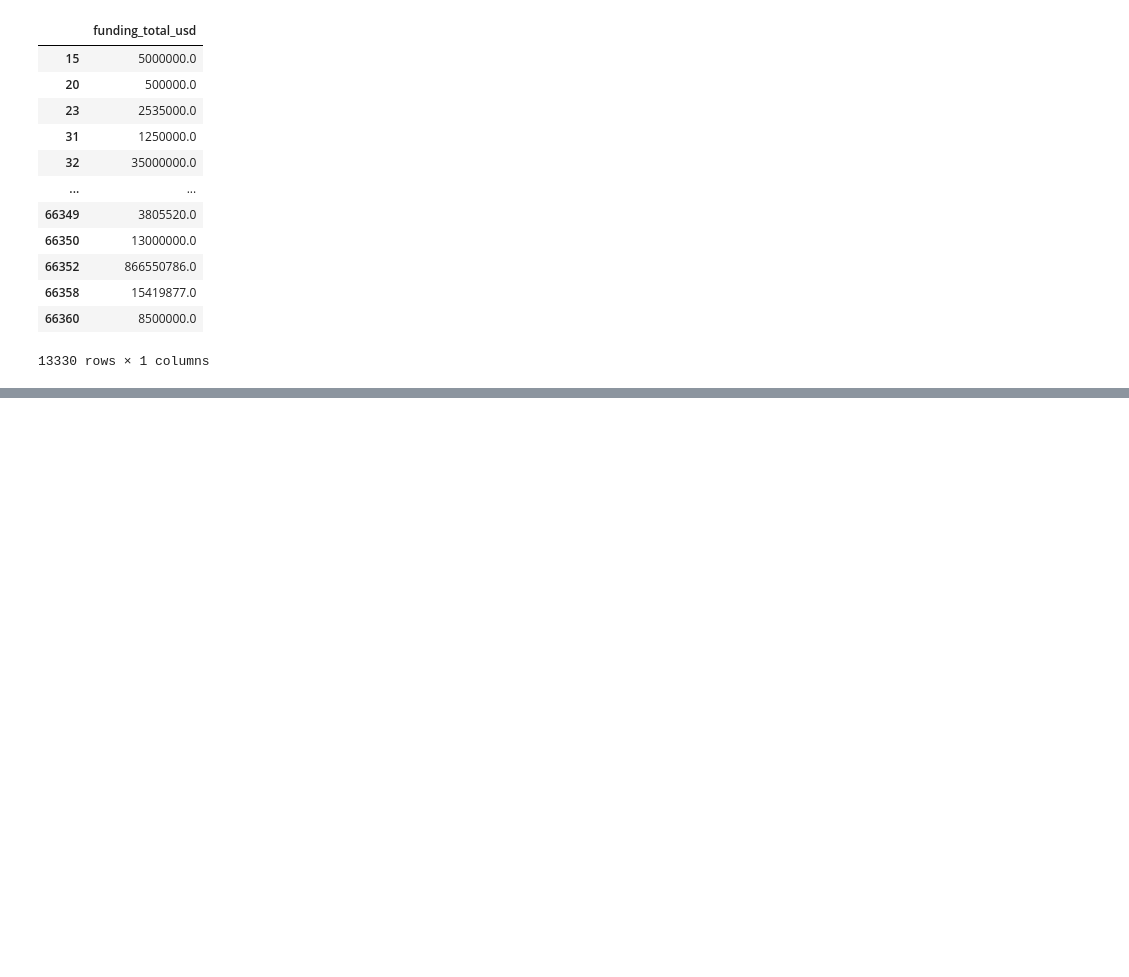
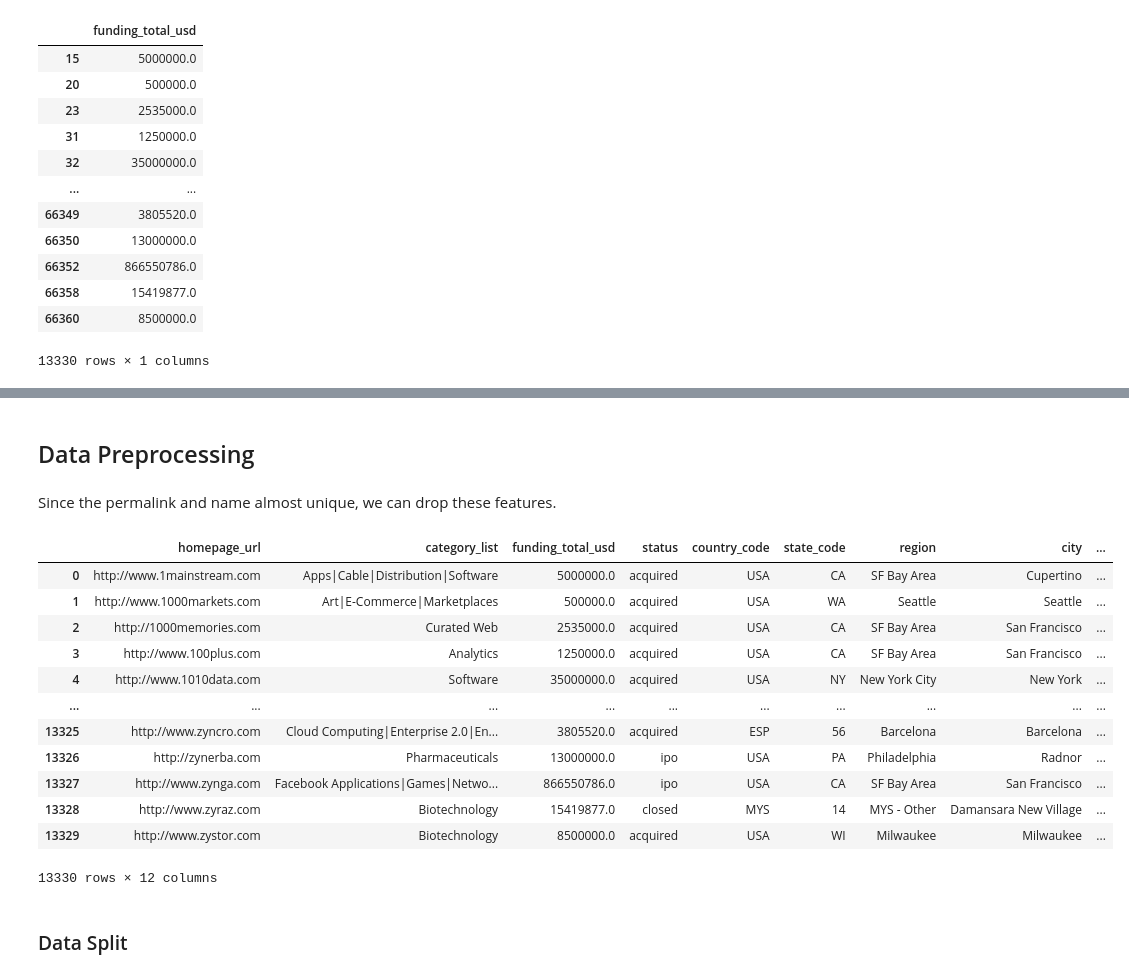
Before and after one commit to alfiannajih/startup-prediction, a Jupyter notebook: EDA startup.ipynb, the cells around one changed output, grey strips where cells are left out. Saved outputs shown, nothing was run; the diff lists cells and outputs as text; code cells hidden in the pictures; blank space fills up the shorter version.

Commit message:
data preprocessing

```diff
--- a/EDA startup.ipynb
+++ b/EDA startup.ipynb
@@ -418,0 +432,24 @@ Lets wrap it up:
+# %% [markdown]
+## Data Preprocessing
+# %% [markdown]
+Since the permalink and name almost unique, we can drop these features.
+# %%
+data = raw_data.drop(['permalink', 'name'], axis=1).reset_index(drop=True)
+
+data
+# %% [output]
+|  | homepage_url | category_list | funding_total_usd | status | country_code | state_code | region | city | ... |
+| 0 | http://www.1mainstream.com | Apps|Cable|Distribution|Software | 5000000.0 | acquired | USA | CA | SF Bay Area | Cupertino | ... |
+| 1 | http://www.1000markets.com | Art|E-Commerce|Marketplaces | 500000.0 | acquired | USA | WA | Seattle | Seattle | ... |
+| 2 | http://1000memories.com | Curated Web | 2535000.0 | acquired | USA | CA | SF Bay Area | San Francisco | ... |
+| 3 | http://www.100plus.com | Analytics | 1250000.0 | acquired | USA | CA | SF Bay Area | San Francisco | ... |
+| 4 | http://www.1010data.com | Software | 35000000.0 | acquired | USA | NY | New York City | New York | ... |
+| ... | ... | ... | ... | ... | ... | ... | ... | ... | ... |
+| 13325 | http://www.zyncro.com | Cloud Computing|Enterprise 2.0|En... | 3805520.0 | acquired | ESP | 56 | Barcelona | Barcelona | ... |
+| 13326 | http://zynerba.com | Pharmaceuticals | 13000000.0 | ipo | USA | PA | Philadelphia | Radnor | ... |
+| 13327 | http://www.zynga.com | Facebook Applications|Games|Netwo... | 866550786.0 | ipo | USA | CA | SF Bay Area | San Francisco | ... |
+| 13328 | http://www.zyraz.com | Biotechnology | 15419877.0 | closed | MYS | 14 | MYS - Other | Damansara New Village | ... |
+| 13329 | http://www.zystor.com | Biotechnology | 8500000.0 | acquired | USA | WI | Milwaukee | Milwaukee | ... |
+13330 rows × 12 columns
+# %% [markdown]
+### Data Split
```
Also changed, not shown: parts of 57 cells of this notebook.
